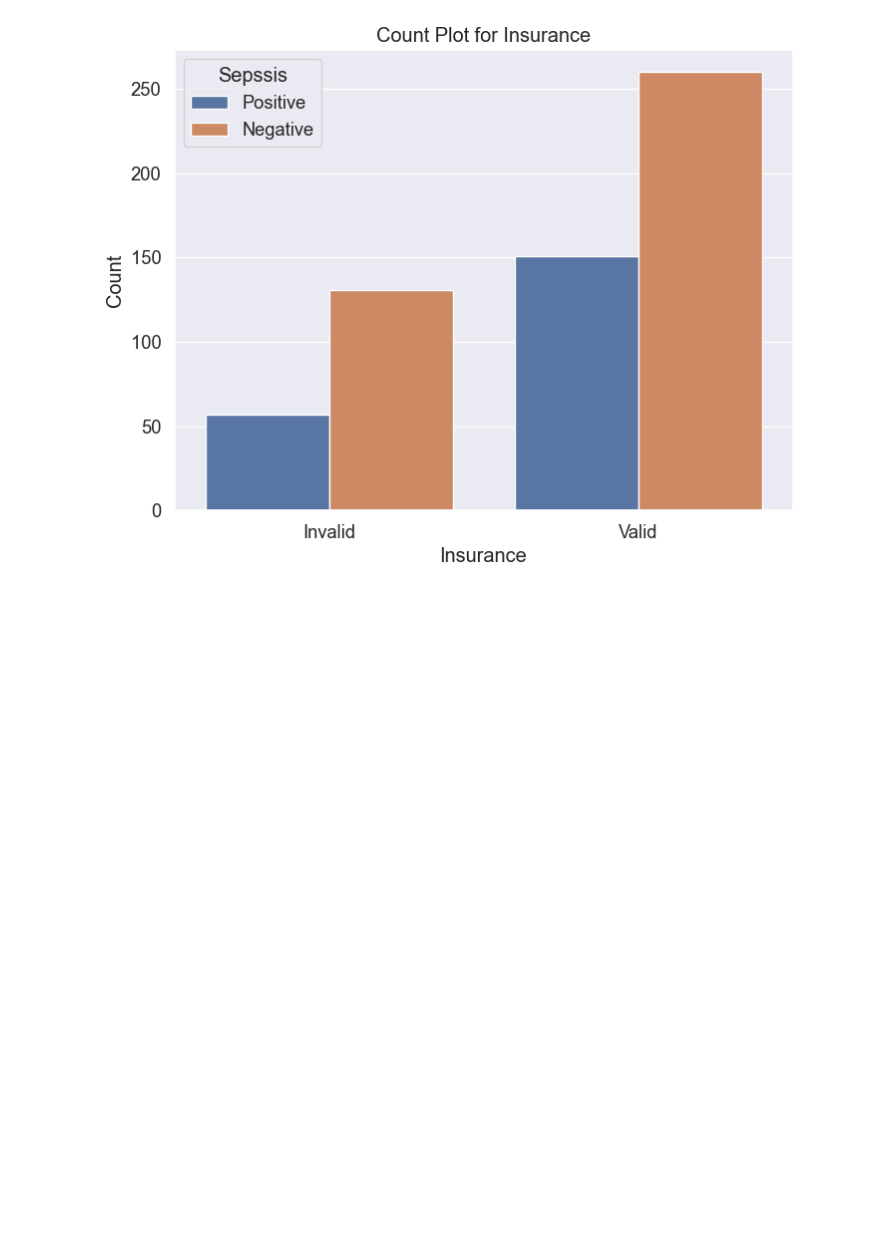
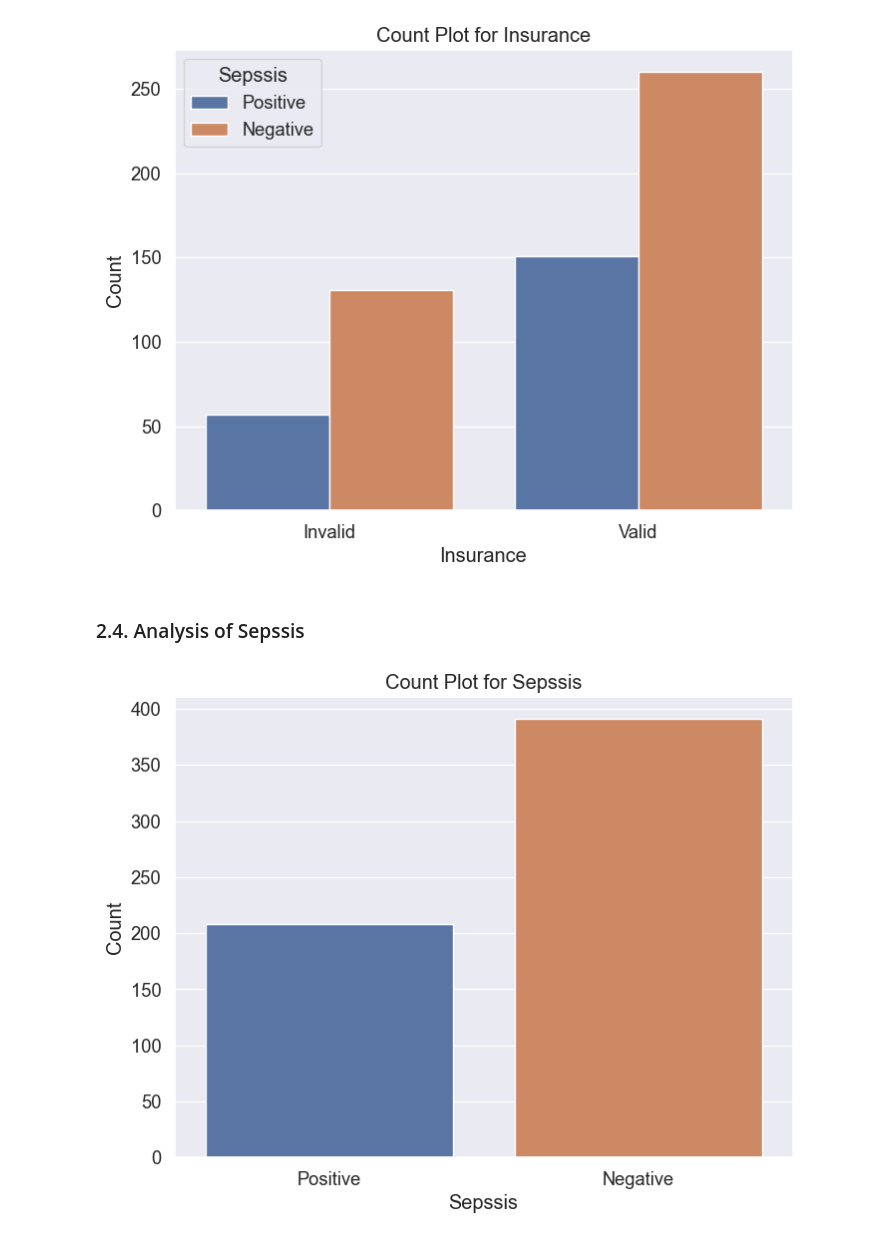
Before and after one commit to bitrao/Sepsis-Development-During-ICU-Period-Prediction, a Jupyter notebook: Sepsis-Development-During-ICU-Period-Prediction.ipynb, the cells around one changed output. Drawn from its saved outputs; the diff is of its cells as text; code cells hidden in the pictures; blank space fills up the shorter version.

```diff
--- a/Sepsis-Development-During-ICU-Period-Prediction.ipynb
+++ b/Sepsis-Development-During-ICU-Period-Prediction.ipynb
@@ -207,3 +222,10 @@ insurance_labels={0: 'Invalid', 1: 'Valid'}
 custom_countplot('Insurance', x_ticklabels=insurance_labels)
 # %% [output]
 [figure]
+# %% [markdown]
+### 2.4. Analysis of Sepssis
+# %%
+# Plot count plot for 'Sepssis'
+custom_countplot('Sepssis')
+# %% [output]
+[figure, added]
```
Also changed, not shown: parts of 29 cells of this notebook.
